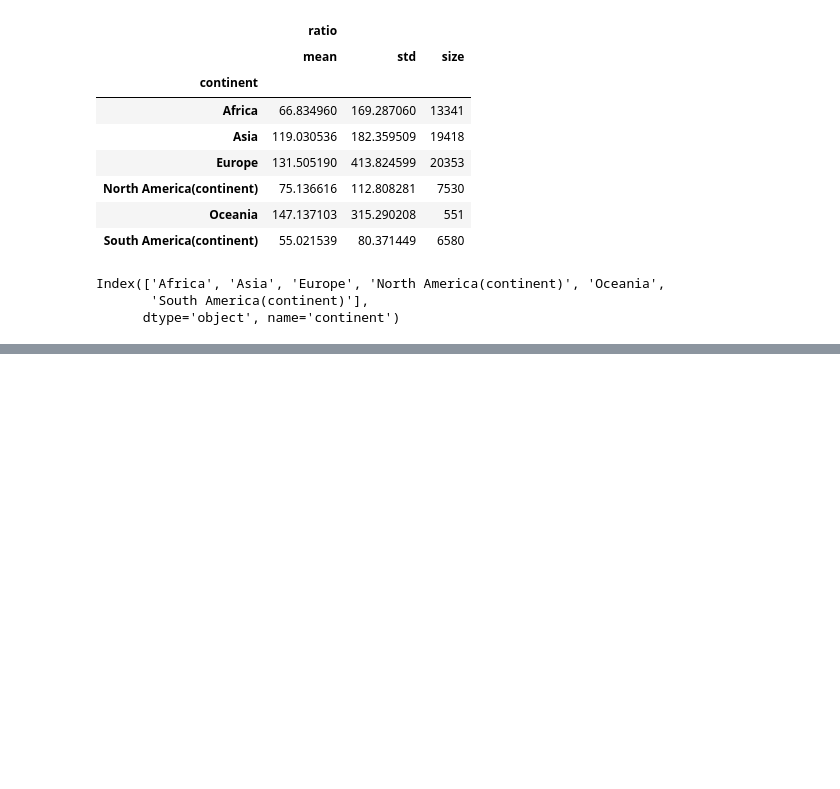
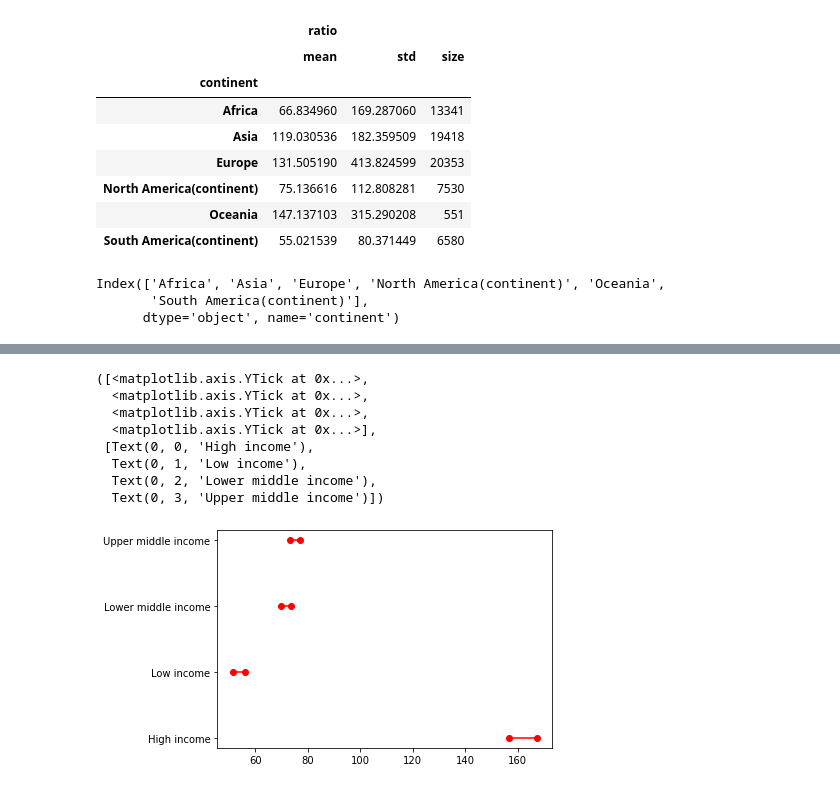
Before and after one commit to malouche/DSC2spring2022, a Jupyter notebook: Assignment 2.ipynb, the cells around one changed output, grey strips where cells are left out. Saved outputs shown, nothing was run; the diff lists cells and outputs as text; code cells hidden in the pictures; blank space fills up the shorter version.

```diff
--- a/Assignment 2.ipynb
+++ b/Assignment 2.ipynb
@@ -352,0 +424,14 @@ plt.yticks(range(len(df_ci1)),list(df_ci1['region']))
+# %%
+inc.index
+ci95_hi2 = []
+ci95_lo2 = []
+# %%
+for i in inc.index:
+    m, s, n = inc.loc[i]
+    x=scipy.stats.t.interval(.95, n-1, m,s/np.sqrt(n-1))
+    ci95_hi2.append(x[1])
+    ci95_lo2.append(x[0])
+# %%
+inc['ci95_hi'] = ci95_hi2
+inc['ci95_lo'] = ci95_lo2
+print(inc)
@@ -352,0 +446,5 @@ plt.yticks(range(len(df_ci1)),list(df_ci1['region']))
+# %%
+df_ci2= pd.DataFrame(inc)
+df_ci2.index
+df_ci2['income']=df_ci2.index
+df_ci2
@@ -352,0 +469,14 @@ plt.yticks(range(len(df_ci1)),list(df_ci1['region']))
+# %%
+for lb,ub,y in zip(df_ci2['ci95_lo'],df_ci2['ci95_hi'],range(len(df_ci2))):
+    plt.plot((lb,ub),(y,y),'ro-')
+plt.yticks(range(len(df_ci2)),list(df_ci2['income']))
+# %% [output]
+([<matplotlib.axis.YTick at 0x...>,
+  <matplotlib.axis.YTick at 0x...>,
+  <matplotlib.axis.YTick at 0x...>,
+  <matplotlib.axis.YTick at 0x...>],
+ [Text(0, 0, 'High income'),
+  Text(0, 1, 'Low income'),
+  Text(0, 2, 'Lower middle income'),
+  Text(0, 3, 'Upper middle income')])
+[figure, added]
```
Also changed, not shown: parts of 48 cells of this notebook.
